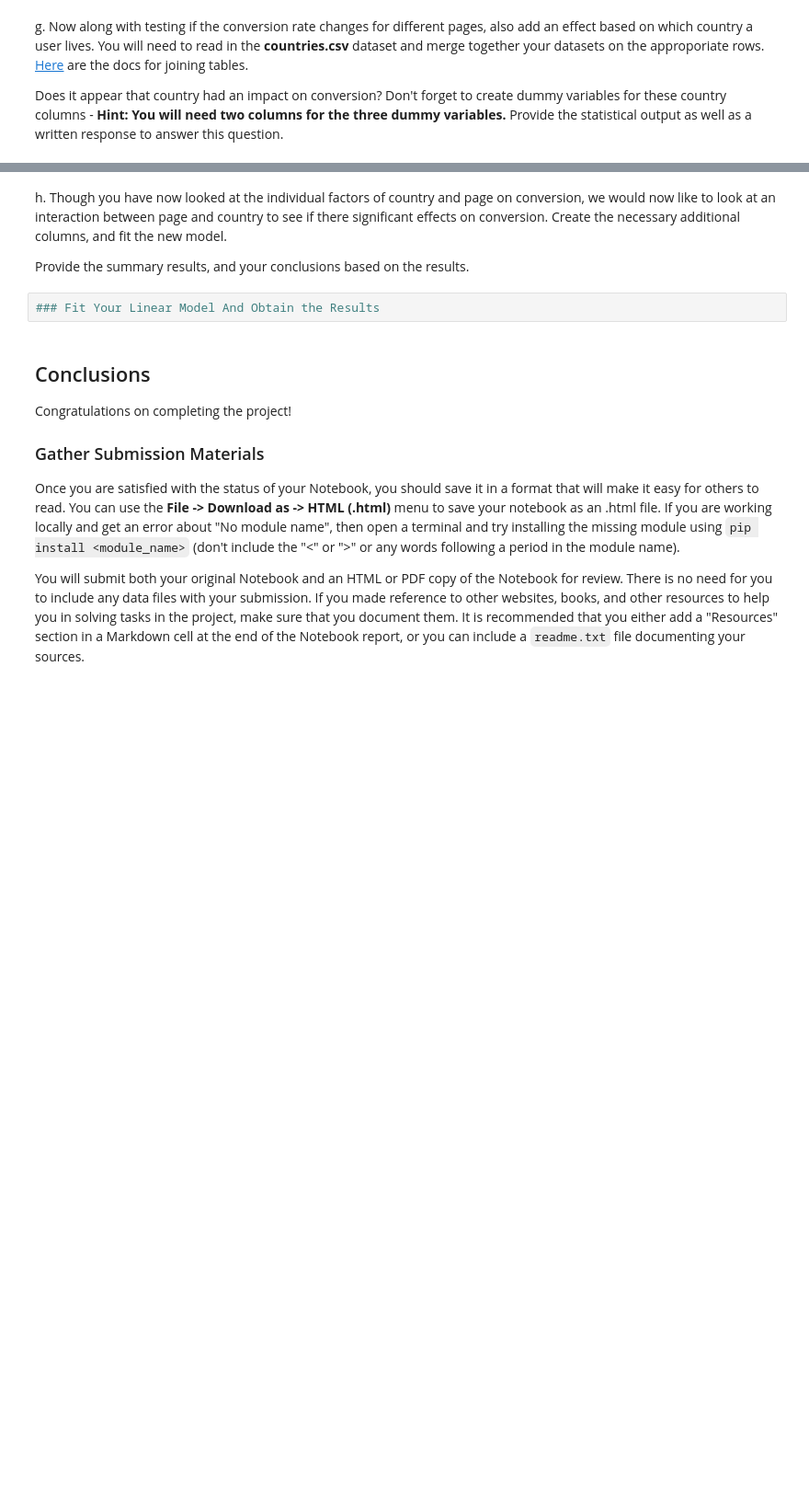
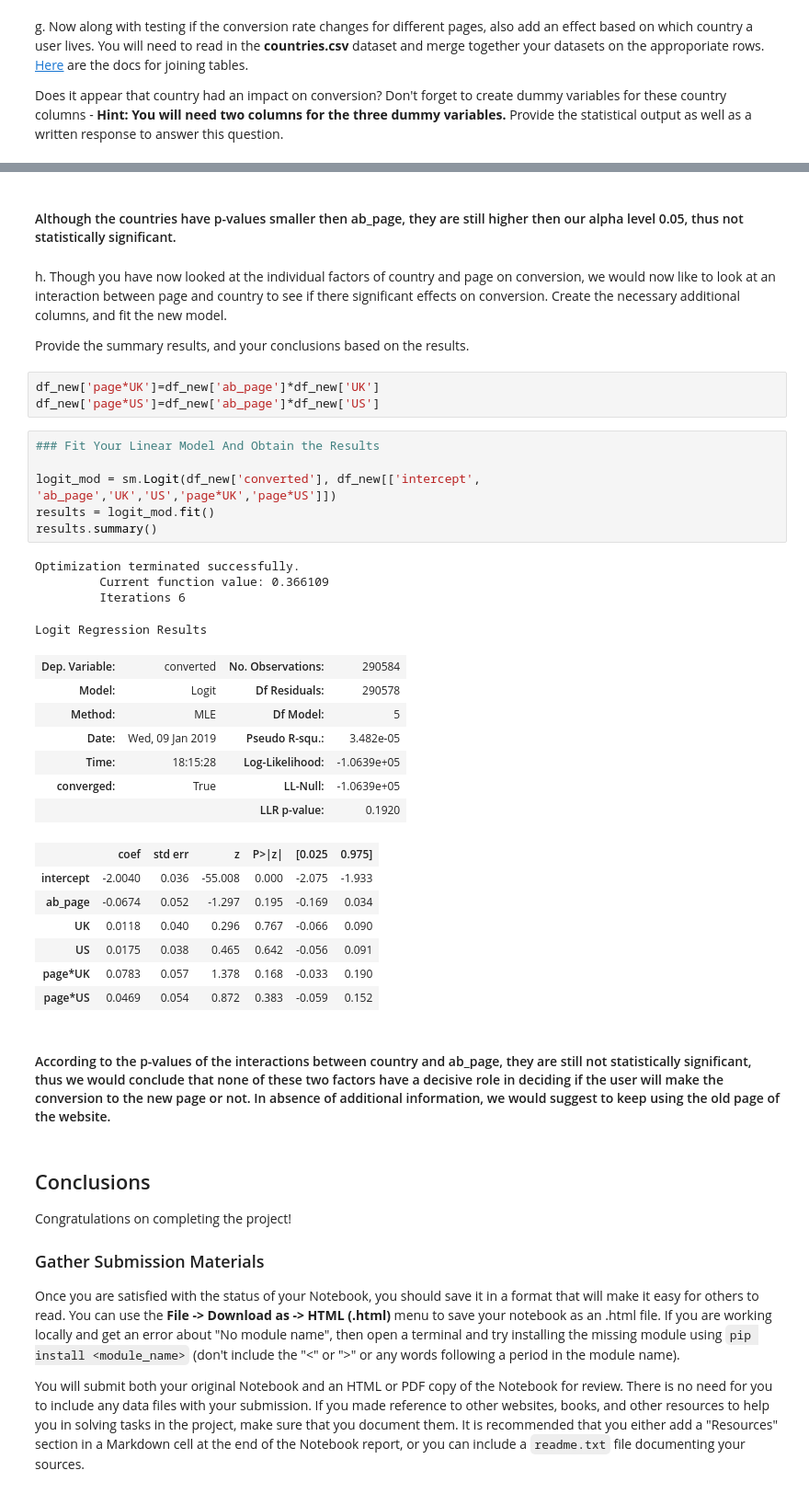
Before and after one commit to FedericoFin/AB-Test-analysis, a Jupyter notebook: Analyze_ab_test_results_notebook.ipynb, the cells around one changed output, grey strips where cells are left out. Shown: that part at 92% size. Cells and saved outputs as stored; diff of their text form; blank space fills up the shorter version.

Commit message:
Part 3 - project terminated

```diff
--- a/Analyze_ab_test_results_notebook.ipynb
+++ b/Analyze_ab_test_results_notebook.ipynb
@@ -334,9 +418,39 @@ df_new = countries_df.set_index('user_id').join(df2.set_index('user_id'), how='i
+# %% [markdown]
+#### Although the countries have p-values smaller then ab_page, they are still higher then our alpha level 0.05, thus not statistically significant.
 # %% [markdown]
 h. Though you have now looked at the individual factors of country and page on conversion, we would now like to look at an interaction between page and country to see if there significant effects on conversion.  Create the necessary additional columns, and fit the new model.
 
 Provide the summary results, and your conclusions based on the results.
+# %%
+df_new['page*UK']=df_new['ab_page']*df_new['UK']
+df_new['page*US']=df_new['ab_page']*df_new['US']
 # %%
 ### Fit Your Linear Model And Obtain the Results
+
+logit_mod = sm.Logit(df_new['converted'], df_new[['intercept', 'ab_page','UK','US','page*UK','page*US']])
+results = logit_mod.fit()
+results.summary()
+# %% [output]
+Optimization terminated successfully.
+         Current function value: 0.366109
+         Iterations 6
+Logit Regression Results
+| Dep. Variable: | converted | No. Observations: | 290584 |
+| Model: | Logit | Df Residuals: | 290578 |
+| Method: | MLE | Df Model: | 5 |
+| Date: | Wed, 09 Jan 2019 | Pseudo R-squ.: | 3.482e-05 |
+| Time: | 18:15:28 | Log-Likelihood: | -1.0639e+05 |
+| converged: | True | LL-Null: | -1.0639e+05 |
+|  |  | LLR p-value: | 0.1920 |
+|  | coef | std err | z | P>|z| | [0.025 | 0.975] |
+| intercept | -2.0040 | 0.036 | -55.008 | 0.000 | -2.075 | -1.933 |
+| ab_page | -0.0674 | 0.052 | -1.297 | 0.195 | -0.169 | 0.034 |
+| UK | 0.0118 | 0.040 | 0.296 | 0.767 | -0.066 | 0.090 |
+| US | 0.0175 | 0.038 | 0.465 | 0.642 | -0.056 | 0.091 |
+| page*UK | 0.0783 | 0.057 | 1.378 | 0.168 | -0.033 | 0.190 |
+| page*US | 0.0469 | 0.054 | 0.872 | 0.383 | -0.059 | 0.152 |
+# %% [markdown]
+#### According to the p-values of the interactions between country and ab_page, they are still not statistically significant, thus we would conclude that none of these two factors have a decisive role in deciding if the user will make the conversion to the new page or not. In absence of additional information, we would suggest to keep using the old page of the website.
 # %% [markdown]
 <a id='conclusions'></a>
 ## Conclusions
```
Also changed, not shown: parts of 22 cells of this notebook.
